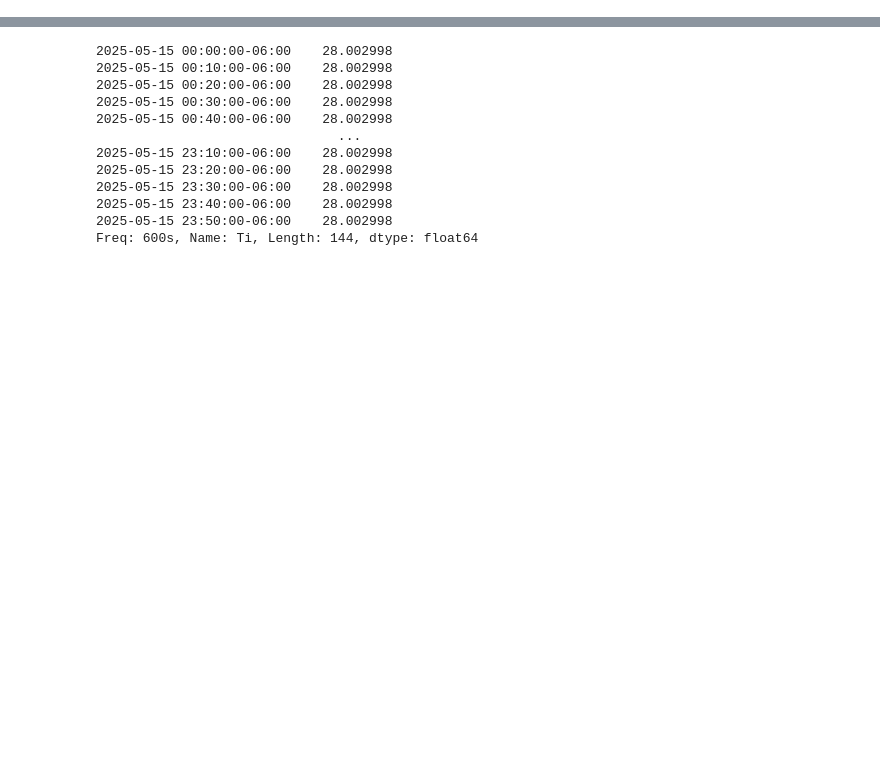
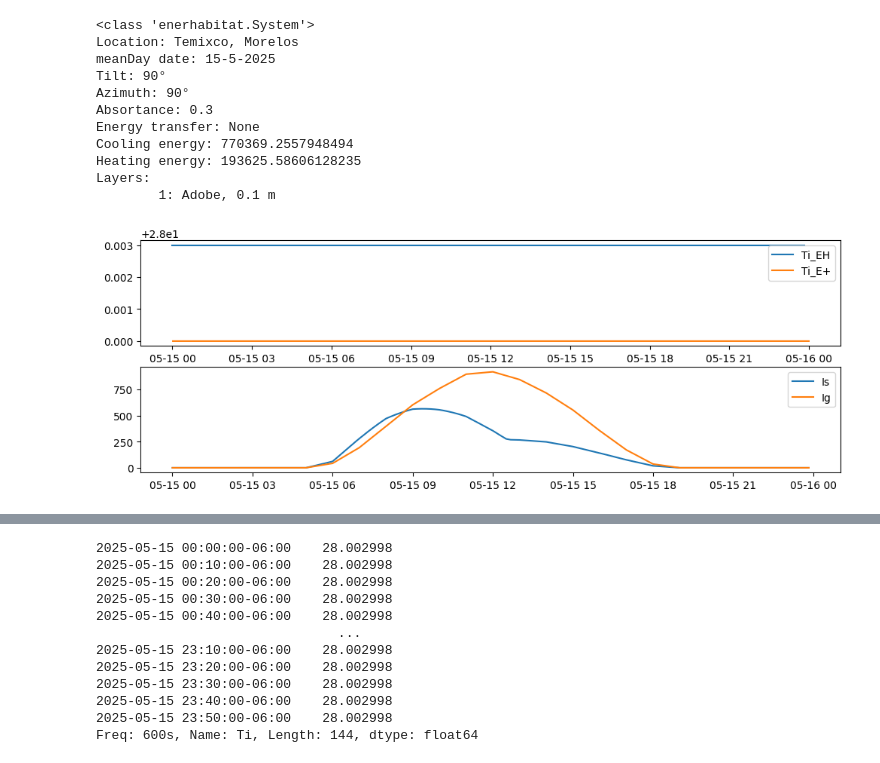
Before and after one commit to Ener-Habitat/eh_validation, a Jupyter notebook: notebooks/001_eh_validation_EPlus_AC.ipynb, the cells around one changed output, grey strips where cells are left out. Cells and saved outputs as stored; diff of their text form; code cells hidden in the pictures; blank space fills up the shorter version.

```diff
--- a/notebooks/001_eh_validation_EPlus_AC.ipynb
+++ b/notebooks/001_eh_validation_EPlus_AC.ipynb
@@ -4,0 +6,27 @@ import matplotlib.pyplot as plt
+# %%
+def evaluar(material, espesor, f):
+    muro = eh.System(eh.Location(epw_file))
+    muro.azimuth = 90
+    muro.absortance = 0.3
+    muro.layers = [(material,espesor)]
+    muro.location.meanDay(month=5, year=2025)
+    muro.Tsa()
+
+    # solve devuelve solo un DataFrame
+    data = muro.solveAC() #  data, et  = muro.solve(energy=True) ## mod MM
+    data = pd.concat([data, muro.Tsa().asfreq('10min')], axis=1)
+    data.index = data.index.tz_localize(None)
+    muro.info()
+
+    adobe = read_sql(f, alias=True).data
+
+    fig, ax = plt.subplots(2,1,figsize=(12,4))
+
+    # ax[0].plot(data.Tsa,label='Tsa')
+    ax[0].plot(data.Ti, label='Ti_EH')
+    ax[0].plot(adobe.Ti_CUBO, label='Ti_E+')
+    ax[0].legend()
+
+    ax[1].plot(data.Is, label='Is')
+    ax[1].plot(data.Ig, label='Ig')
+    ax[1].legend()
@@ -5,3 +36,22 @@ import matplotlib.pyplot as plt
+# %%
+material = 'Adobe'
+espesor = 0.1
+f = '../idf/10cmAdobe_AC.sql'
+
+evaluar(material,espesor,f)
+# %% [output]
+<class 'enerhabitat.System'>
+Location: Temixco, Morelos
+meanDay date: 15-5-2025
+Tilt: 90°
+Azimuth: 90°
+Absortance: 0.3
+Energy transfer: None
+Cooling energy: 770369.2557948494
+Heating energy: 193625.58606128235
+Layers:
+        1: Adobe, 0.1 m
+[figure, added]
 # %%
 eh.config.file = "materials.ini"
 epw_file = "../epw/Temixco_2018CST.epw"
```
Also changed, not shown: parts of 8 cells of this notebook, 47 other files.
